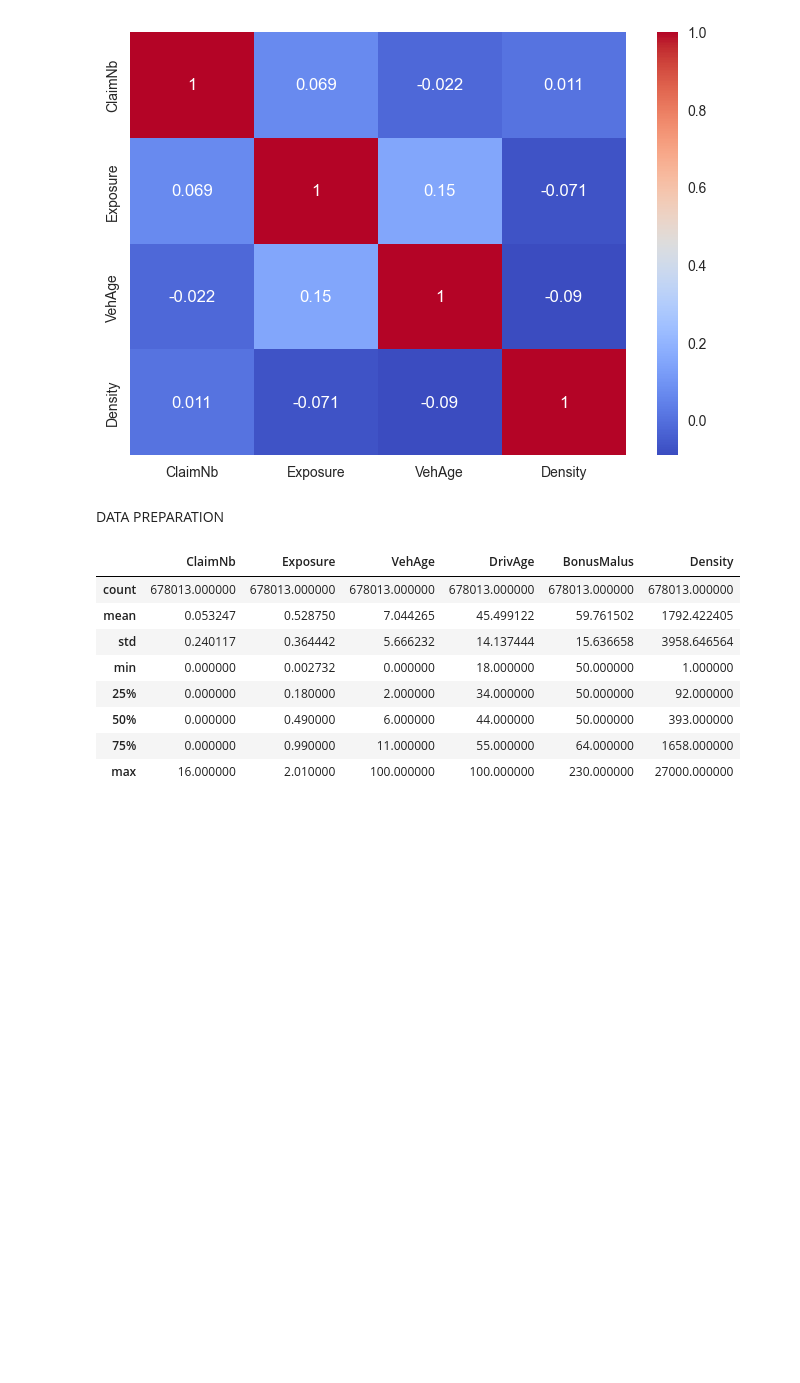
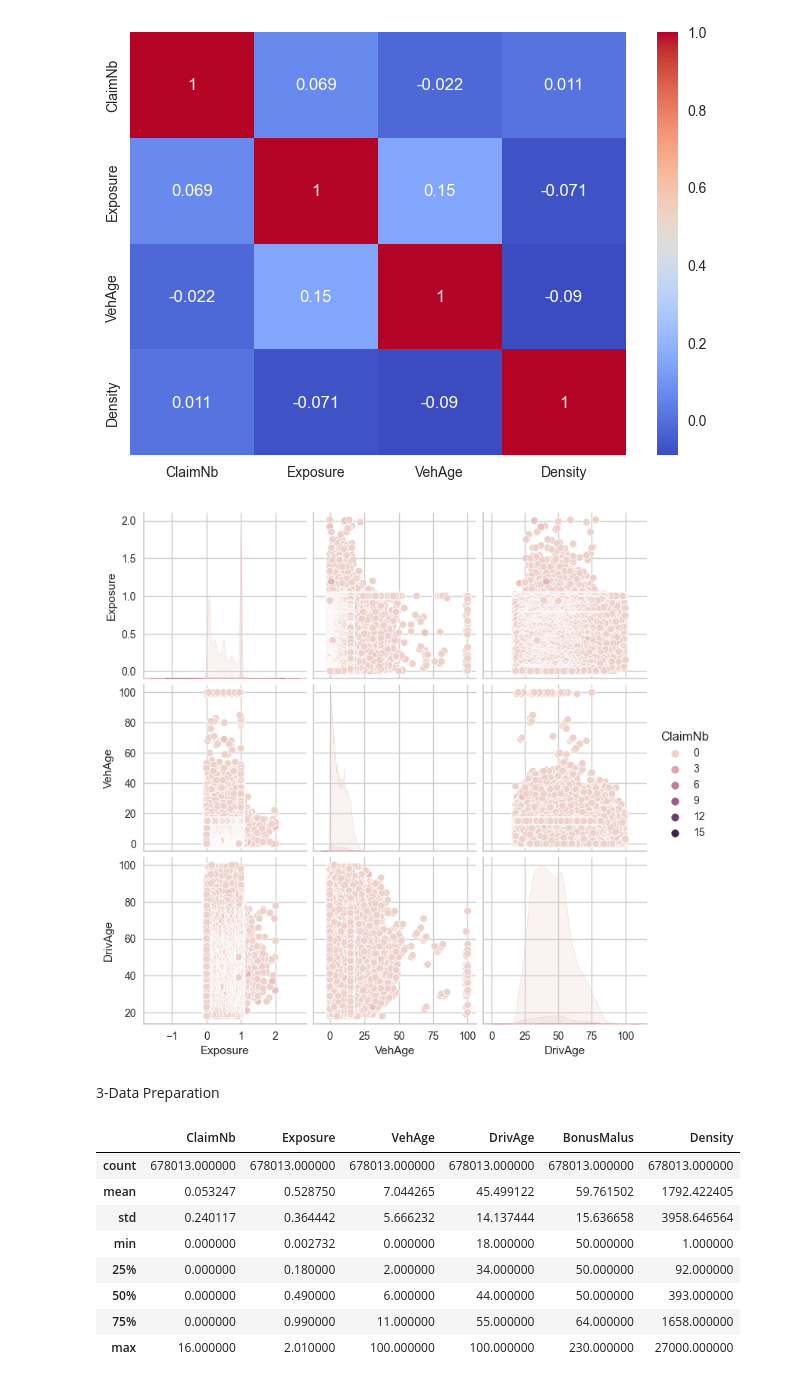
Before and after one commit to Brutosippon/projecto1, a Jupyter notebook: Project1.ipynb, the cells around one changed output. Cells and saved outputs as stored; diff of their text form; code cells hidden in the pictures; blank space fills up the shorter version.

```diff
--- a/Project1.ipynb
+++ b/Project1.ipynb
@@ -334,11 +343,13 @@ plt.show()
 # %% [output]
 [figure]
 # %%
-#are the correlations between the variables significant?
-#sns.pairplot(ds[['ClaimNb', 'Exposure', 'VehAge', 'DrivAgeGroup', 'BonusMalusGroup', 'Density']],hue = 'ClaimNb')
-#plt.show()
+#are the correlations between the variables significant 'VehGas'
+sns.pairplot(ds[['ClaimNb', 'Exposure', 'VehAge', 'DrivAge', 'VehGas']], hue='ClaimNb')
+plt.show()
+# %% [output]
+[figure, added]
-# %% [markdown]
-DATA PREPARATION
+# %% [markdown]
+3-Data Preparation
 # %%
 # Data Preparation
 # Create a modeling dataset from the original dataset
```
Also changed, not shown: parts of 41 cells of this notebook.
